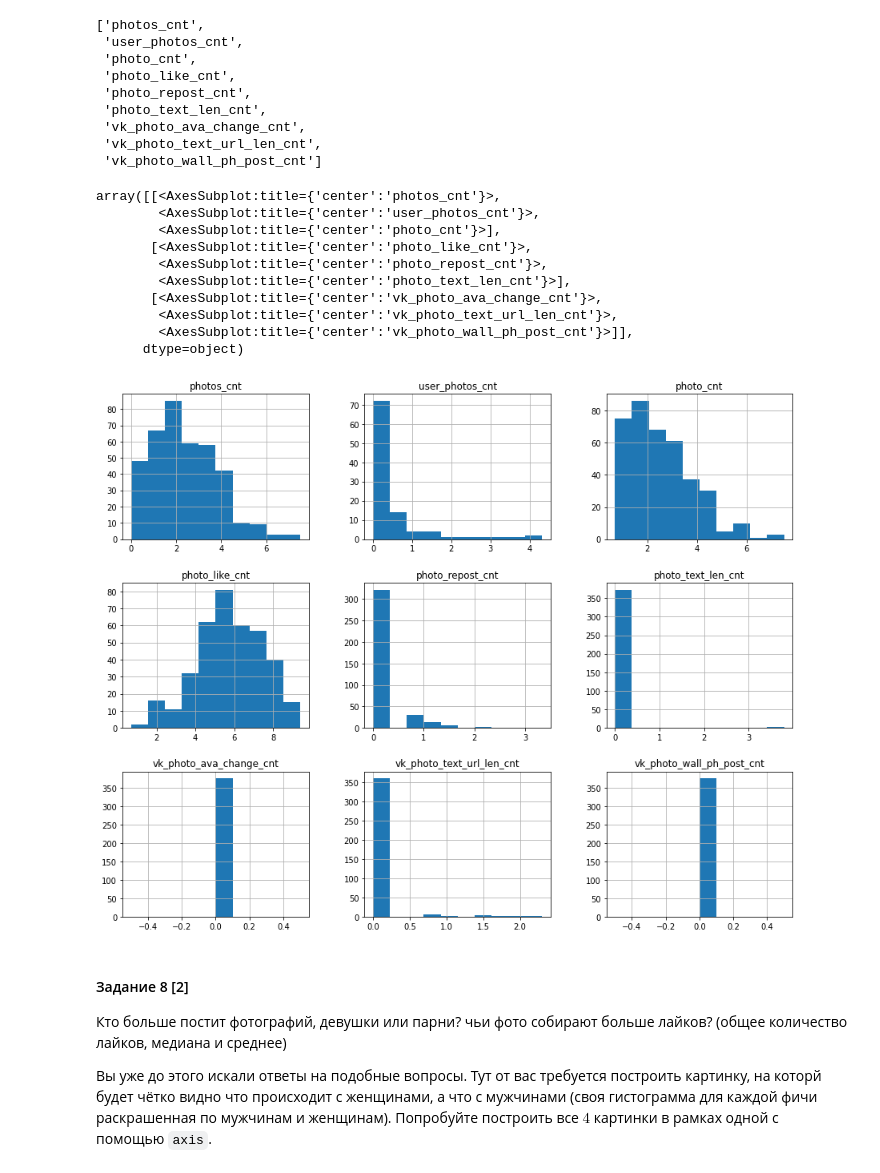
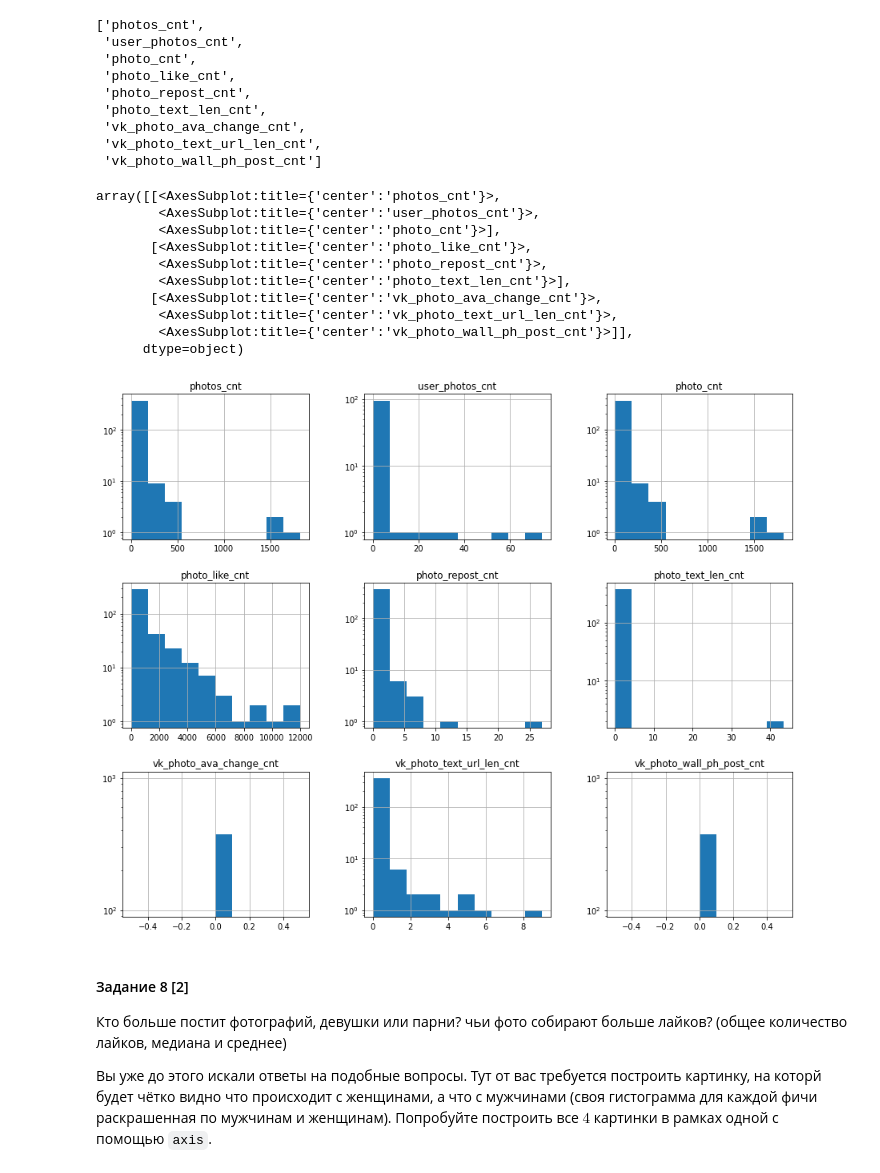
Before and after one commit to DenisKochetov/vk_hse_eda, a Jupyter notebook: hw1_3.ipynb, the cells around one changed output. Cells and saved outputs as stored; diff of their text form; code cells hidden in the pictures.

```diff
--- a/hw1_3.ipynb
+++ b/hw1_3.ipynb
@@ -505,19 +505,19 @@ photos_var_cnt
 # %%
 # df[photos_var_cnt] = np.log(df[photos_var_cnt]+1)
 # %%
-np.log(df[photos_var_cnt]+1).hist(figsize=(15,12))
+df[photos_var_cnt].hist(figsize=(15,12), log=True)
 # %% [output]
 array([[<AxesSubplot:title={'center':'photos_cnt'}>,
         <AxesSubplot:title={'center':'user_photos_cnt'}>,
         <AxesSubplot:title={'center':'photo_cnt'}>],
        [<AxesSubplot:title={'center':'photo_like_cnt'}>,
         <AxesSubplot:title={'center':'photo_repost_cnt'}>,
         <AxesSubplot:title={'center':'photo_text_len_cnt'}>],
        [<AxesSubplot:title={'center':'vk_photo_ava_change_cnt'}>,
         <AxesSubplot:title={'center':'vk_photo_text_url_len_cnt'}>,
         <AxesSubplot:title={'center':'vk_photo_wall_ph_post_cnt'}>]],
       dtype=object)
-[figure, old version]
+[figure, new version]
 # %% [markdown]
 #### Задание 8 [2]
 
```
Also changed, not shown: parts of 14 cells of this notebook.
